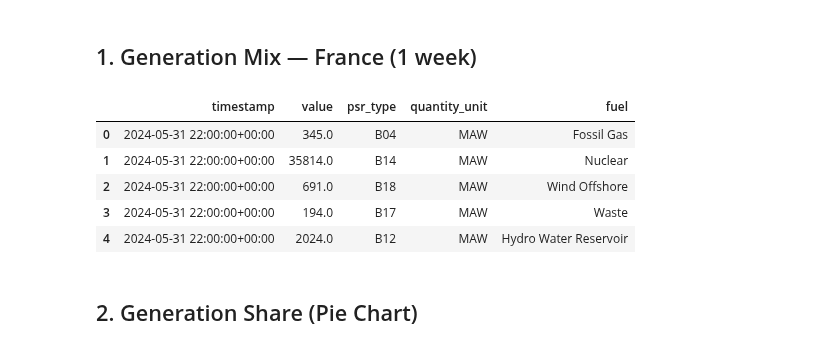
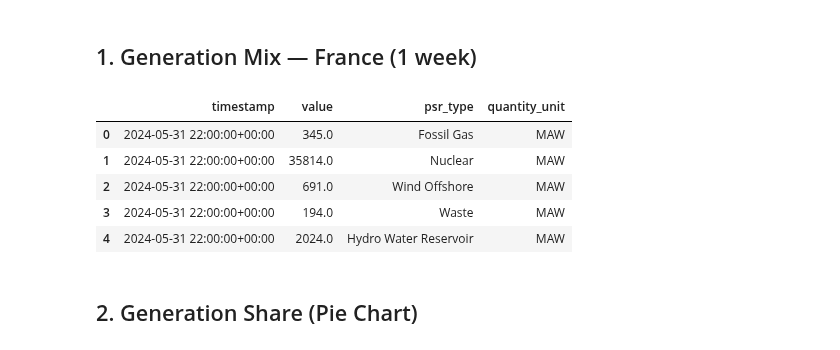
Before and after one commit to datons/python-entsoe, a Jupyter notebook: examples/generation.ipynb, the cells around one changed output. Cells and saved outputs as stored; diff of their text form; code cells hidden in the pictures.

```diff
--- a/examples/generation.ipynb
+++ b/examples/generation.ipynb
@@ -15,16 +14,15 @@ client = Client()
 # %%
 start = "2024-06-01"
 end = "2024-06-08"
 
 df_gen = client.generation.actual(start, end, country="FR")
-df_gen["fuel"] = df_gen["psr_type"].map(PSR_TYPES)
 df_gen.head()
 # %% [output]
-|  | timestamp | value | psr_type | quantity_unit | fuel |
-| 0 | 2024-05-31 22:00:00+00:00 | 345.0 | B04 | MAW | Fossil Gas |
-| 1 | 2024-05-31 22:00:00+00:00 | 35814.0 | B14 | MAW | Nuclear |
-| 2 | 2024-05-31 22:00:00+00:00 | 691.0 | B18 | MAW | Wind Offshore |
-| 3 | 2024-05-31 22:00:00+00:00 | 194.0 | B17 | MAW | Waste |
-| 4 | 2024-05-31 22:00:00+00:00 | 2024.0 | B12 | MAW | Hydro Water Reservoir |
+|  | timestamp | value | psr_type | quantity_unit |
+| 0 | 2024-05-31 22:00:00+00:00 | 345.0 | Fossil Gas | MAW |
+| 1 | 2024-05-31 22:00:00+00:00 | 35814.0 | Nuclear | MAW |
+| 2 | 2024-05-31 22:00:00+00:00 | 691.0 | Wind Offshore | MAW |
+| 3 | 2024-05-31 22:00:00+00:00 | 194.0 | Waste | MAW |
+| 4 | 2024-05-31 22:00:00+00:00 | 2024.0 | Hydro Water Reservoir | MAW |
 # %%
 fig = px.area(
```
Also changed, not shown: parts of 6 cells of this notebook, 8 other files.
